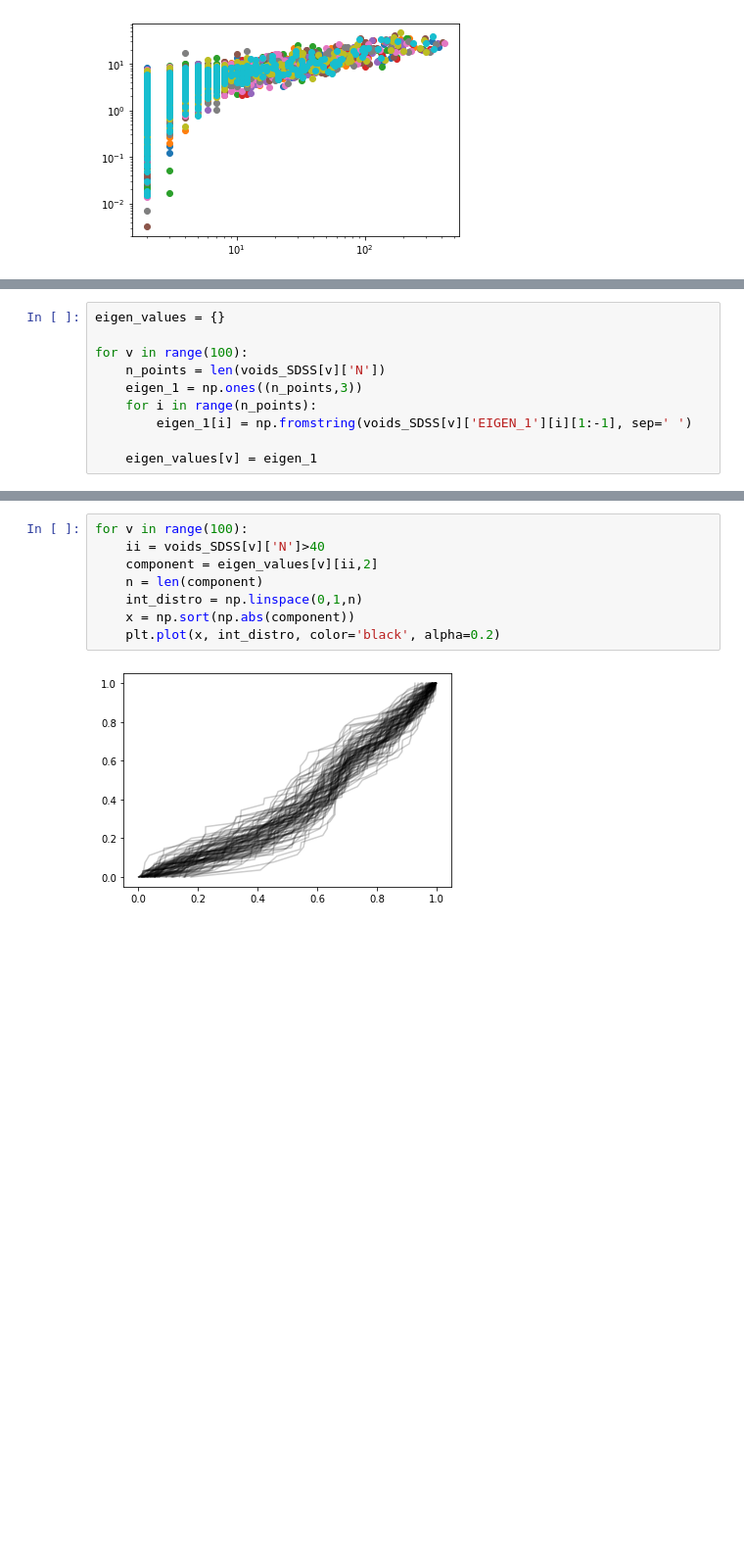
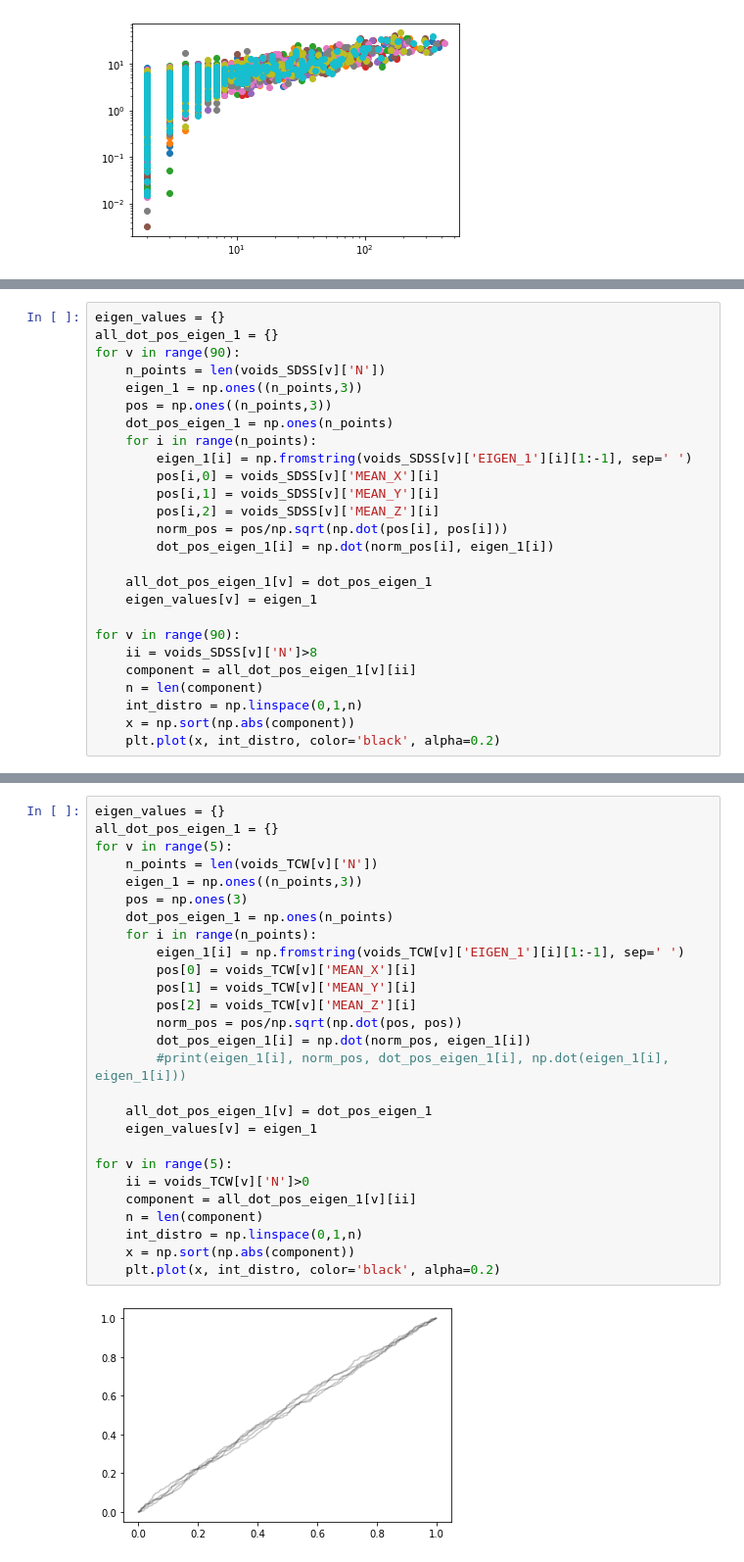
Before and after one commit to forero/DelaunayASTRA, a Jupyter notebook: nb/explore_web.ipynb, the cells around one changed output, grey strips where cells are left out. Shown at 98% size. Cells and saved outputs as stored; diff of their text form; blank space fills up the shorter version.

```diff
--- a/nb/explore_web.ipynb
+++ b/nb/explore_web.ipynb
@@ -117,10 +137,26 @@ for i in range(100):
 # %%
 eigen_values = {}
-
-for v in range(100):
+all_dot_pos_eigen_1 = {}
+for v in range(90):
     n_points = len(voids_SDSS[v]['N'])
     eigen_1 = np.ones((n_points,3))
+    pos = np.ones((n_points,3))
+    dot_pos_eigen_1 = np.ones(n_points)
     for i in range(n_points):
         eigen_1[i] = np.fromstring(voids_SDSS[v]['EIGEN_1'][i][1:-1], sep=' ')
+        pos[i,0] = voids_SDSS[v]['MEAN_X'][i]
+        pos[i,1] = voids_SDSS[v]['MEAN_Y'][i]
+        pos[i,2] = voids_SDSS[v]['MEAN_Z'][i]
+        norm_pos = pos/np.sqrt(np.dot(pos[i], pos[i]))
+        dot_pos_eigen_1[i] = np.dot(norm_pos[i], eigen_1[i])
 
+    all_dot_pos_eigen_1[v] = dot_pos_eigen_1
     eigen_values[v] = eigen_1
+
+for v in range(90):
+    ii = voids_SDSS[v]['N']>8
+    component = all_dot_pos_eigen_1[v][ii]
+    n = len(component)
+    int_distro = np.linspace(0,1,n)
+    x = np.sort(np.abs(component))
+    plt.plot(x, int_distro, color='black', alpha=0.2)
@@ -127,10 +165,29 @@ for v in range(100):
 # %%
-for v in range(100):
-    ii = voids_SDSS[v]['N']>40
-    component = eigen_values[v][ii,2]
+eigen_values = {}
+all_dot_pos_eigen_1 = {}
+for v in range(5):
+    n_points = len(voids_TCW[v]['N'])
+    eigen_1 = np.ones((n_points,3))
+    pos = np.ones(3)
+    dot_pos_eigen_1 = np.ones(n_points)
+    for i in range(n_points):
+        eigen_1[i] = np.fromstring(voids_TCW[v]['EIGEN_1'][i][1:-1], sep=' ')
+        pos[0] = voids_TCW[v]['MEAN_X'][i]
+        pos[1] = voids_TCW[v]['MEAN_Y'][i]
+        pos[2] = voids_TCW[v]['MEAN_Z'][i]
+        norm_pos = pos/np.sqrt(np.dot(pos, pos))
+        dot_pos_eigen_1[i] = np.dot(norm_pos, eigen_1[i])
+        #print(eigen_1[i], norm_pos, dot_pos_eigen_1[i], np.dot(eigen_1[i], eigen_1[i]))
+
+    all_dot_pos_eigen_1[v] = dot_pos_eigen_1
+    eigen_values[v] = eigen_1
+
+for v in range(5):
+    ii = voids_TCW[v]['N']>0
+    component = all_dot_pos_eigen_1[v][ii]
     n = len(component)
     int_distro = np.linspace(0,1,n)
     x = np.sort(np.abs(component))
     plt.plot(x, int_distro, color='black', alpha=0.2)
 # %% [output]
-[figure, old version]
+[figure, new version]
```
Also changed, not shown: parts of 14 cells of this notebook.
